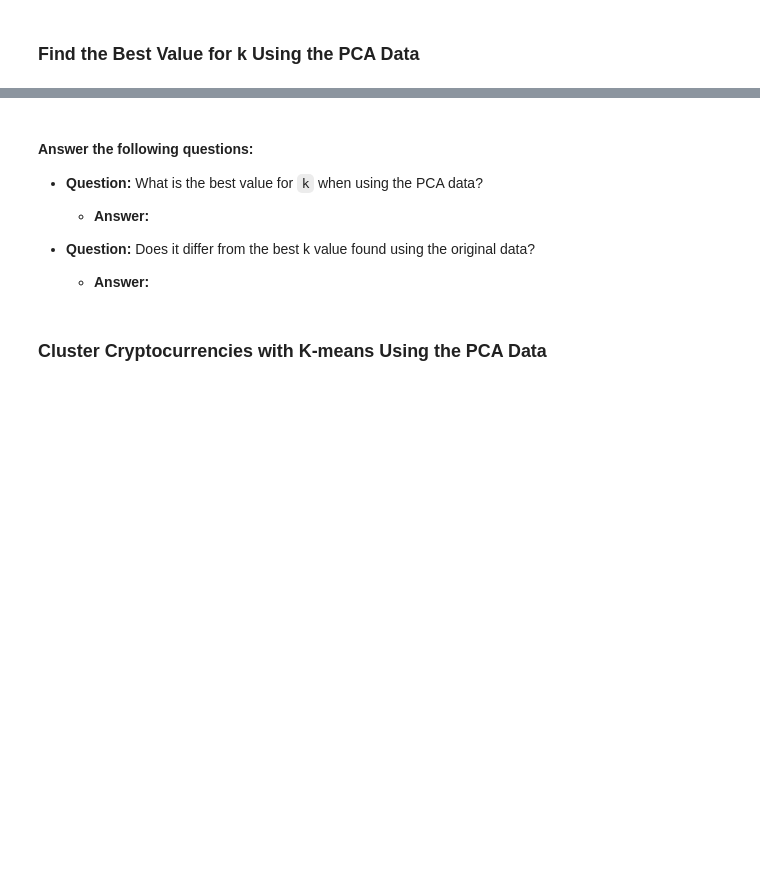
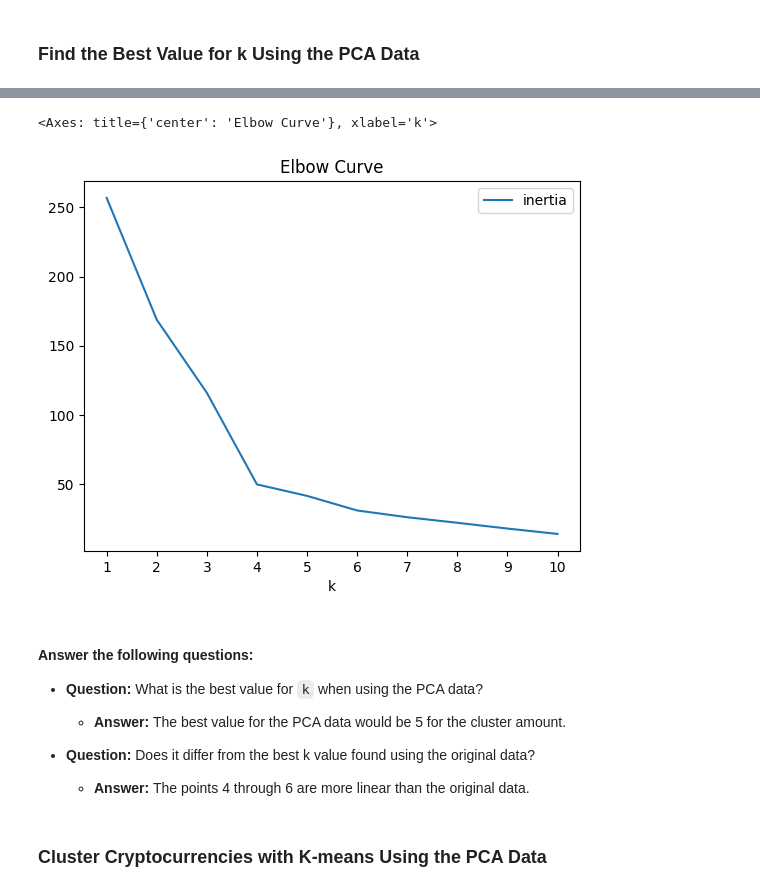
Before and after one commit to LardexTheLarge/crypto_clustering_challenge, a Jupyter notebook: Crypto_Clustering.ipynb, the cells around one changed output, grey strips where cells are left out. Drawn from its saved outputs; the diff is of its cells as text; code cells hidden in the pictures; blank space fills up the shorter version.

```diff
--- a/Crypto_Clustering.ipynb
+++ b/Crypto_Clustering.ipynb
@@ -300,16 +307,25 @@ market_pca_df.head()
 # %%
 # Plot a line chart with all the inertia values computed with
 # the different values of k to visually identify the optimal value for k.
+df_elbow_pca.plot.line(
+    x="k",
+    y="inertia",
+    title="Elbow Curve",
+    xticks=k
+)
+# %% [output]
+<Axes: title={'center': 'Elbow Curve'}, xlabel='k'>
+[figure, added]
 # %% [markdown]
 #### Answer the following questions:
 * **Question:** What is the best value for `k` when using the PCA data?
 
-  * **Answer:**
+  * **Answer:** The best value for the PCA data would be 5 for the cluster amount.
 
 
 * **Question:** Does it differ from the best k value found using the original data?
 
-  * **Answer:**
+  * **Answer:** The points 4 through 6 are more linear than the original data.
 # %% [markdown]
 ### Cluster Cryptocurrencies with K-means Using the PCA Data
 # %%
```
Also changed, not shown: parts of 1 cell of this notebook.
